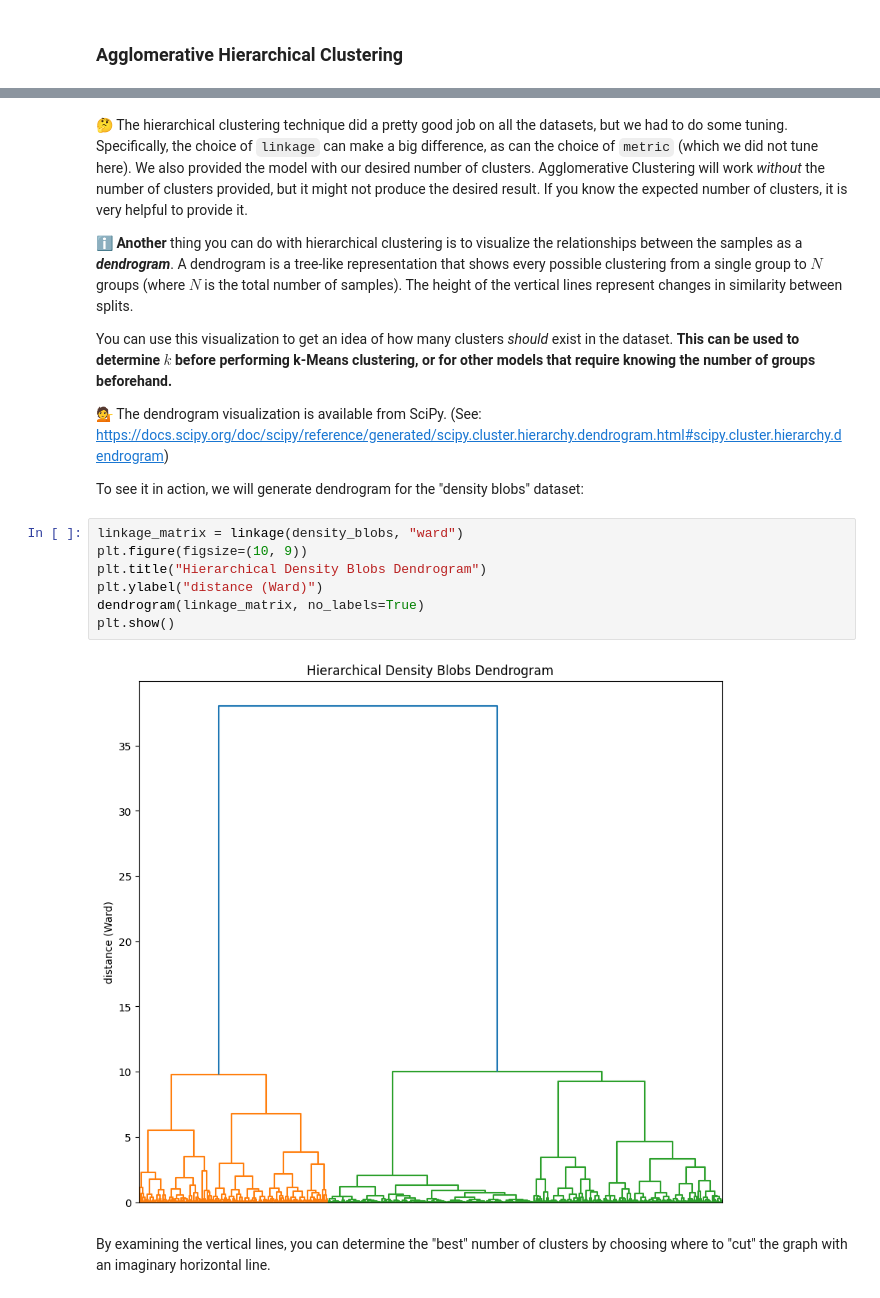
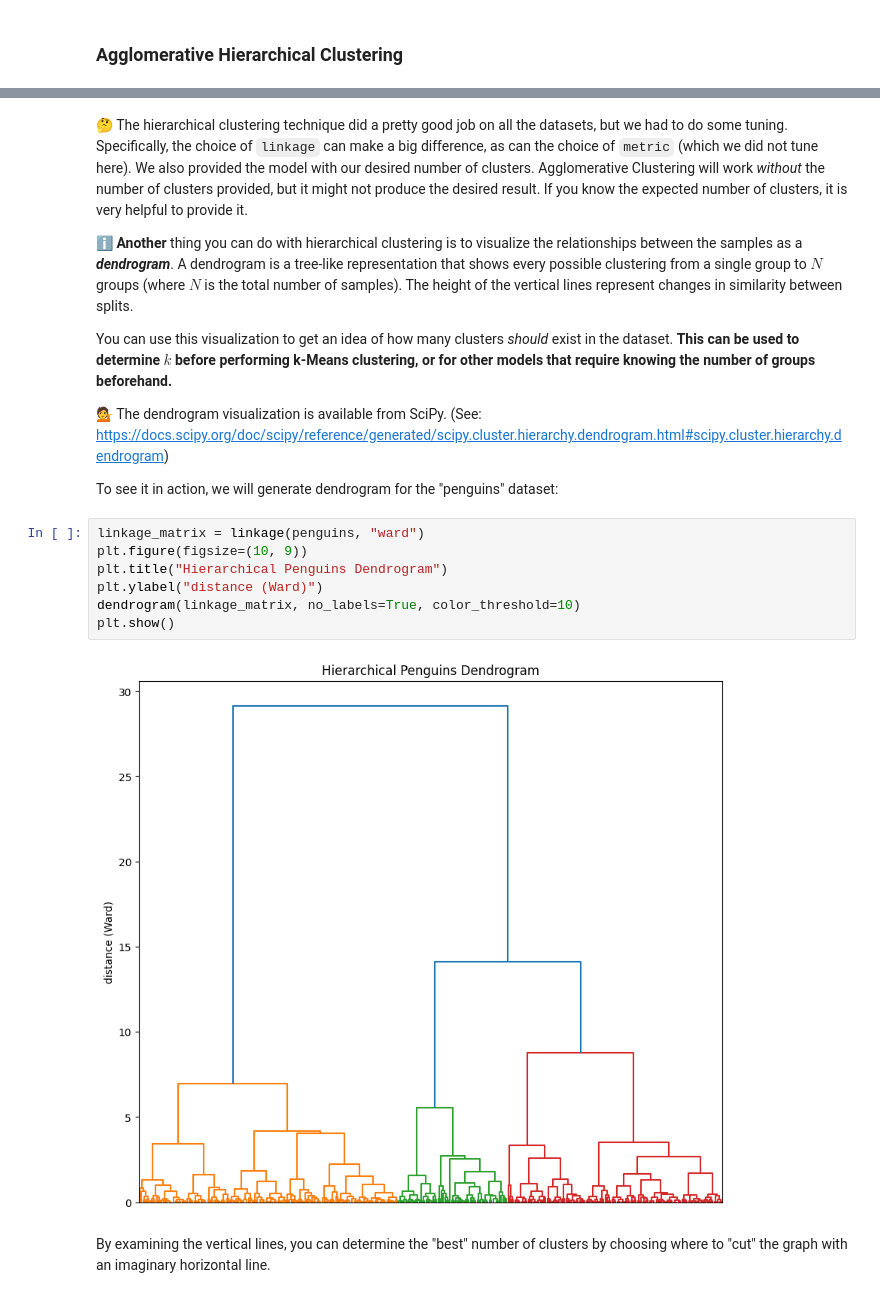
Before and after one commit to jcausey-astate/ASRI-2024, a Jupyter notebook: python_intermediate_clustering_complete_ASRI24.ipynb, the cells around one changed output, grey strips where cells are left out. Cells and saved outputs as stored; diff of their text form.

Commit message:
updated clustering to add HDBSCAN and switch agglomerative clustering to Penguins

```diff
--- a/python_intermediate_clustering_complete_ASRI24.ipynb
+++ b/python_intermediate_clustering_complete_ASRI24.ipynb
@@ -498,17 +529,17 @@ groups beforehand.**
 💁  The dendrogram visualization is available from SciPy. (See:
 <https://docs.scipy.org/doc/scipy/reference/generated/scipy.cluster.hierarchy.dendrogram.html#scipy.cluster.hierarchy.dendrogram>)
 
-To see it in action, we will generate dendrogram for the "density blobs"
+To see it in action, we will generate dendrogram for the "penguins"
 dataset:
 # %%
-linkage_matrix = linkage(density_blobs, "ward")
+linkage_matrix = linkage(penguins, "ward")
 plt.figure(figsize=(10, 9))
-plt.title("Hierarchical Density Blobs Dendrogram")
+plt.title("Hierarchical Penguins Dendrogram")
 plt.ylabel("distance (Ward)")
-dendrogram(linkage_matrix, no_labels=True)
+dendrogram(linkage_matrix, no_labels=True, color_threshold=10)
 plt.show()
 # %% [output]
-[figure, old version]
+[figure, new version]
 # %% [markdown]
 By examining the vertical lines, you can determine the "best" number of clusters
 by choosing where to "cut" the graph with an imaginary horizontal line.
```
Also changed, not shown: parts of 13 cells of this notebook, 1 other file.
